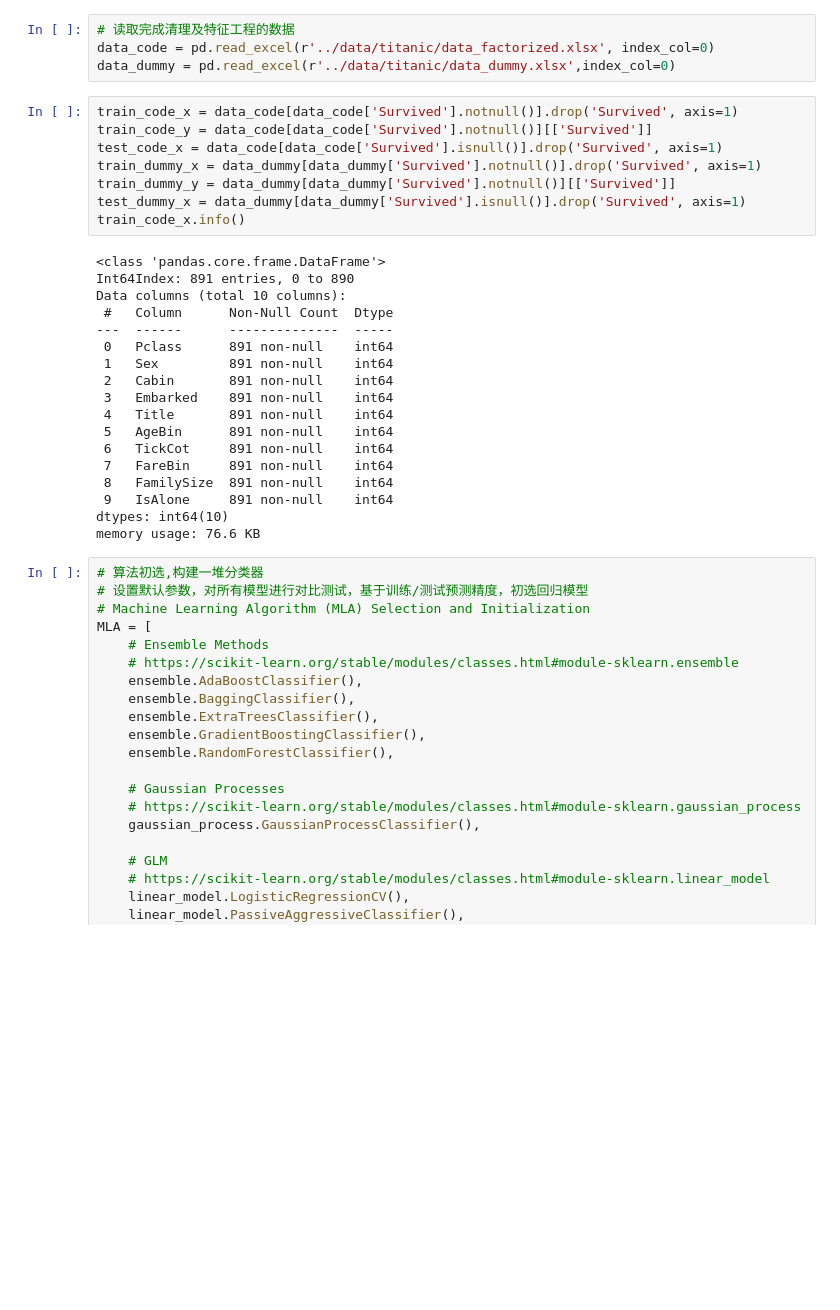
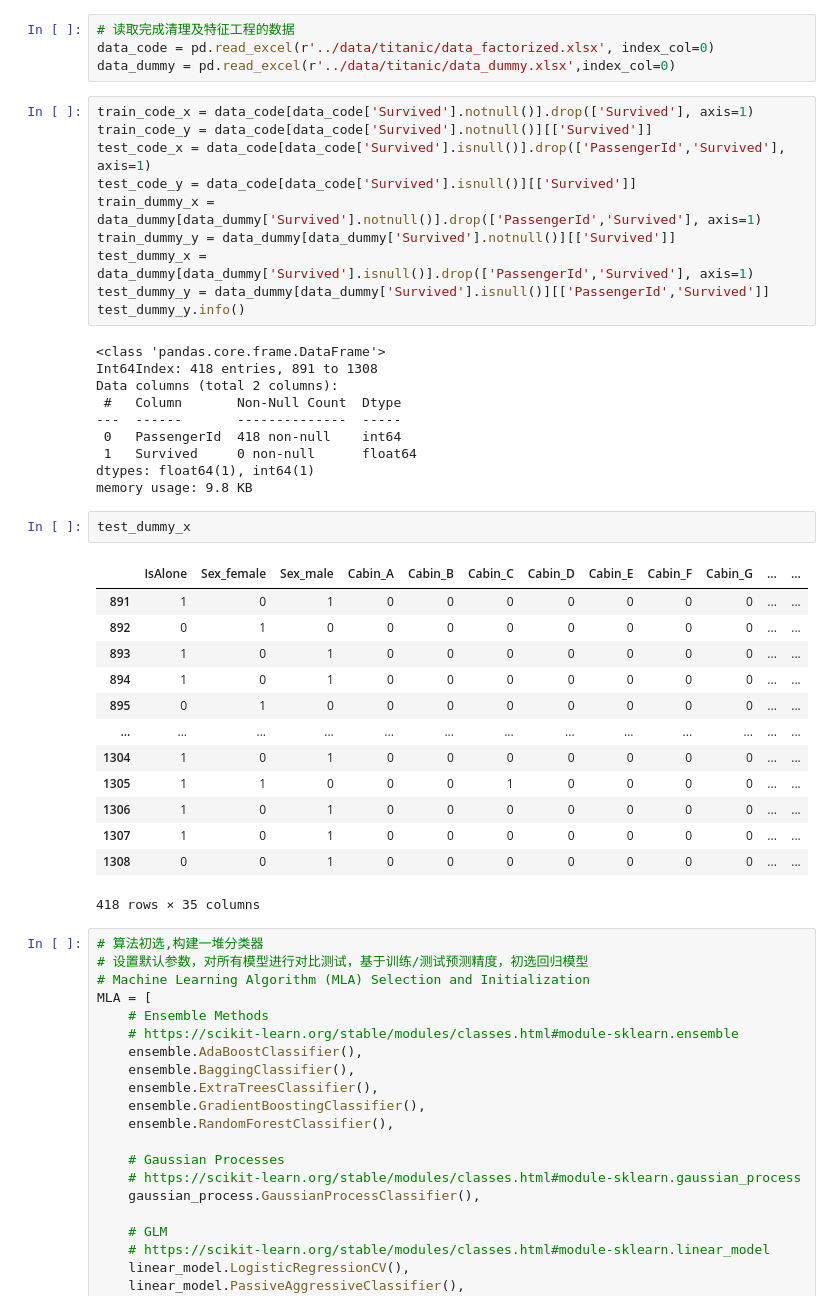
Before and after one commit to FFFFatCAT/MyKaggle, a Jupyter notebook: src/titanic_model.ipynb, the cells around one changed output. Saved outputs shown, nothing was run; the diff lists cells and outputs as text; blank space fills up the shorter version.

```diff
--- a/src/titanic_model.ipynb
+++ b/src/titanic_model.ipynb
@@ -31,31 +31,41 @@ from sklearn import metrics
 data_code = pd.read_excel(r'../data/titanic/data_factorized.xlsx', index_col=0)
 data_dummy = pd.read_excel(r'../data/titanic/data_dummy.xlsx',index_col=0)
 # %%
-train_code_x = data_code[data_code['Survived'].notnull()].drop('Survived', axis=1)
+train_code_x = data_code[data_code['Survived'].notnull()].drop(['Survived'], axis=1)
 train_code_y = data_code[data_code['Survived'].notnull()][['Survived']]
-test_code_x = data_code[data_code['Survived'].isnull()].drop('Survived', axis=1)
-train_dummy_x = data_dummy[data_dummy['Survived'].notnull()].drop('Survived', axis=1)
+test_code_x = data_code[data_code['Survived'].isnull()].drop(['PassengerId','Survived'], axis=1)
+test_code_y = data_code[data_code['Survived'].isnull()][['Survived']]
+train_dummy_x = data_dummy[data_dummy['Survived'].notnull()].drop(['PassengerId','Survived'], axis=1)
 train_dummy_y = data_dummy[data_dummy['Survived'].notnull()][['Survived']]
-test_dummy_x = data_dummy[data_dummy['Survived'].isnull()].drop('Survived', axis=1)
-train_code_x.info()
+test_dummy_x = data_dummy[data_dummy['Survived'].isnull()].drop(['PassengerId','Survived'], axis=1)
+test_dummy_y = data_dummy[data_dummy['Survived'].isnull()][['PassengerId','Survived']]
+test_dummy_y.info()
 # %% [output]
 <class 'pandas.core.frame.DataFrame'>
-Int64Index: 891 entries, 0 to 890
-Data columns (total 10 columns):
- #   Column      Non-Null Count  Dtype
----  ------      --------------  -----
- 0   Pclass      891 non-null    int64
- 1   Sex         891 non-null    int64
- 2   Cabin       891 non-null    int64
- 3   Embarked    891 non-null    int64
- 4   Title       891 non-null    int64
- 5   AgeBin      891 non-null    int64
- 6   TickCot     891 non-null    int64
- 7   FareBin     891 non-null    int64
- 8   FamilySize  891 non-null    int64
- 9   IsAlone     891 non-null    int64
-dtypes: int64(10)
-memory usage: 76.6 KB
+Int64Index: 418 entries, 891 to 1308
+Data columns (total 2 columns):
+ #   Column       Non-Null Count  Dtype
+---  ------       --------------  -----
+ 0   PassengerId  418 non-null    int64
+ 1   Survived     0 non-null      float64
+dtypes: float64(1), int64(1)
+memory usage: 9.8 KB
+# %%
+test_dummy_x
+# %% [output]
+|  | IsAlone | Sex_female | Sex_male | Cabin_A | Cabin_B | Cabin_C | Cabin_D | Cabin_E | Cabin_F | Cabin_G | ... | ... |
+| 891 | 1 | 0 | 1 | 0 | 0 | 0 | 0 | 0 | 0 | 0 | ... | ... |
+| 892 | 0 | 1 | 0 | 0 | 0 | 0 | 0 | 0 | 0 | 0 | ... | ... |
+| 893 | 1 | 0 | 1 | 0 | 0 | 0 | 0 | 0 | 0 | 0 | ... | ... |
+| 894 | 1 | 0 | 1 | 0 | 0 | 0 | 0 | 0 | 0 | 0 | ... | ... |
+| 895 | 0 | 1 | 0 | 0 | 0 | 0 | 0 | 0 | 0 | 0 | ... | ... |
+| ... | ... | ... | ... | ... | ... | ... | ... | ... | ... | ... | ... | ... |
+| 1304 | 1 | 0 | 1 | 0 | 0 | 0 | 0 | 0 | 0 | 0 | ... | ... |
+| 1305 | 1 | 1 | 0 | 0 | 0 | 1 | 0 | 0 | 0 | 0 | ... | ... |
+| 1306 | 1 | 0 | 1 | 0 | 0 | 0 | 0 | 0 | 0 | 0 | ... | ... |
+| 1307 | 1 | 0 | 1 | 0 | 0 | 0 | 0 | 0 | 0 | 0 | ... | ... |
+| 1308 | 0 | 0 | 1 | 0 | 0 | 0 | 0 | 0 | 0 | 0 | ... | ... |
+418 rows × 35 columns
 # %%
 # 算法初选,构建一堆分类器
 # 设置默认参数，对所有模型进行对比测试，基于训练/测试预测精度，初选回归模型
```
Also changed, not shown: parts of 2 cells of this notebook, 16 other files.
